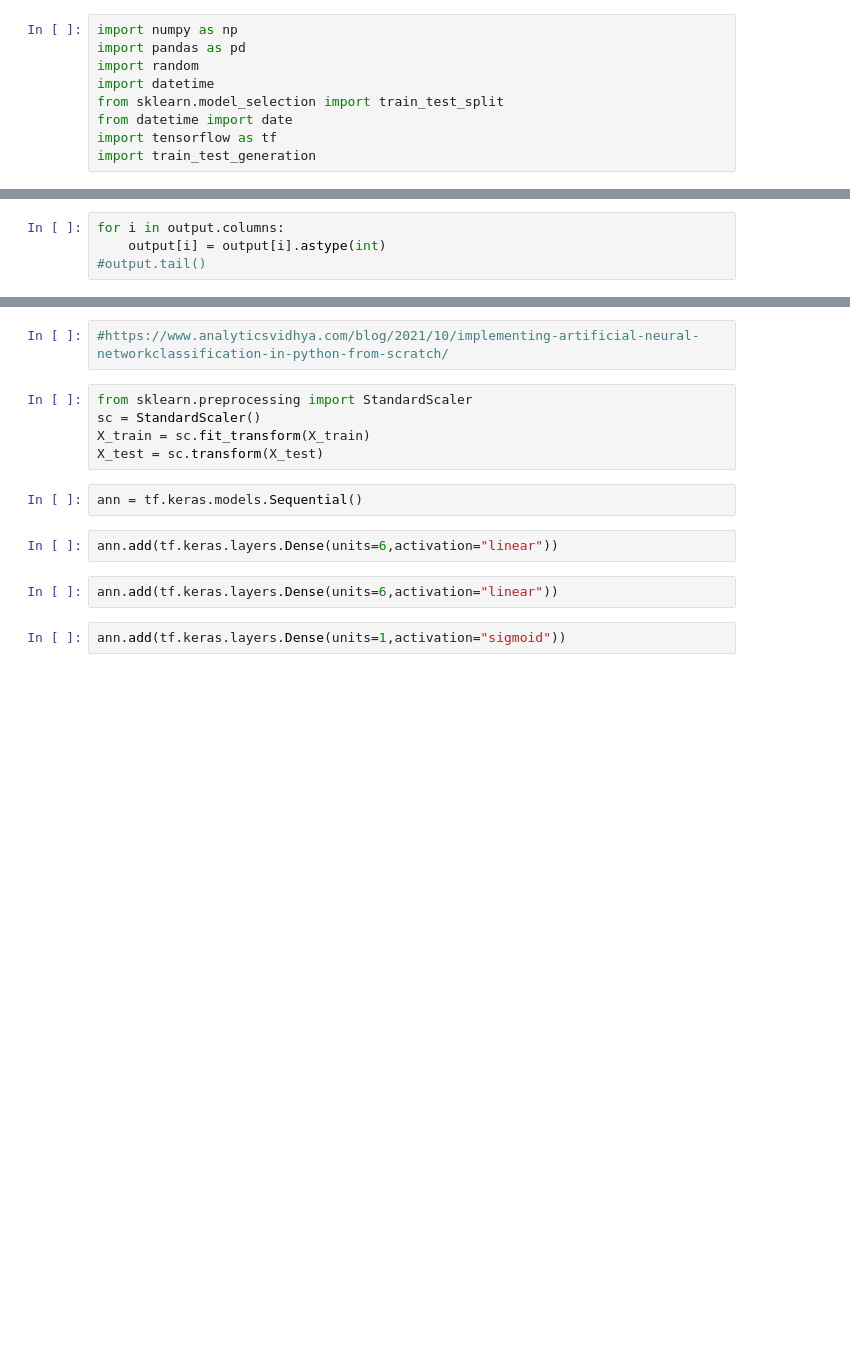
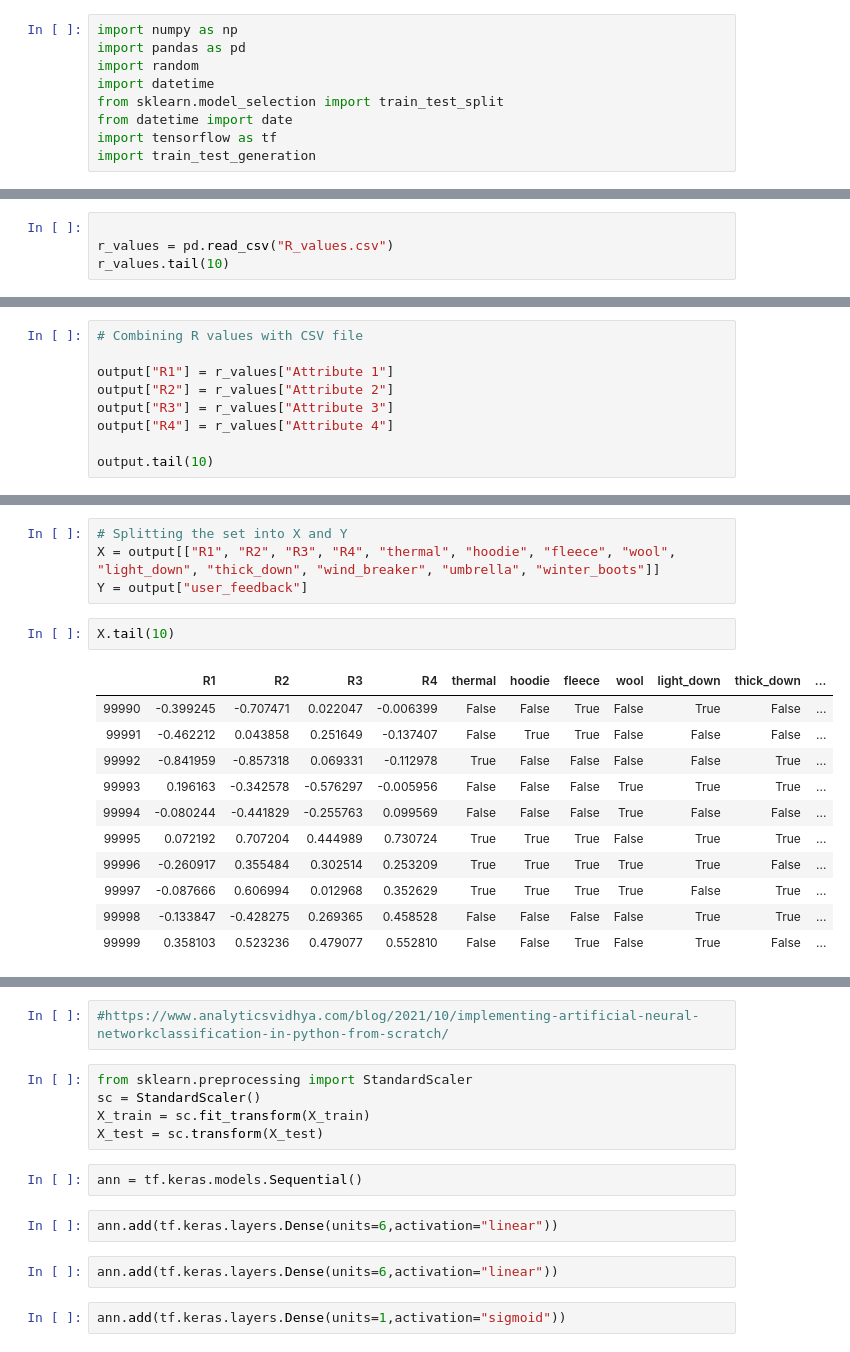
Before and after one commit to tjunjet/build2022hackathon, a Jupyter notebook: ML Models/Model Step 2 ANN modelling.ipynb, the cells around one changed output, grey strips where cells are left out. Cells and saved outputs as stored; diff of their text form; blank space fills up the shorter version.

```diff
--- a/ML Models/Model Step 2 ANN modelling.ipynb
+++ b/ML Models/Model Step 2 ANN modelling.ipynb
@@ -41,4 +41,4 @@ output.tail(10)
-# %%
-for i in output.columns:
-    output[i] = output[i].astype(int)
-#output.tail()
+# %%
+
+r_values = pd.read_csv("R_values.csv")
+r_values.tail(10)
@@ -44,0 +57,9 @@ for i in output.columns:
+# %%
+# Combining R values with CSV file
+
+output["R1"] = r_values["Attribute 1"]
+output["R2"] = r_values["Attribute 2"]
+output["R3"] = r_values["Attribute 3"]
+output["R4"] = r_values["Attribute 4"]
+
+output.tail(10)
@@ -44,0 +78,18 @@ for i in output.columns:
+# %%
+# Splitting the set into X and Y
+X = output[["R1", "R2", "R3", "R4", "thermal", "hoodie", "fleece", "wool", "light_down", "thick_down", "wind_breaker", "umbrella", "winter_boots"]]
+Y = output["user_feedback"]
+# %%
+X.tail(10)
+# %% [output]
+|  | R1 | R2 | R3 | R4 | thermal | hoodie | fleece | wool | light_down | thick_down | ... |
+| 99990 | -0.399245 | -0.707471 | 0.022047 | -0.006399 | False | False | True | False | True | False | ... |
+| 99991 | -0.462212 | 0.043858 | 0.251649 | -0.137407 | False | True | True | False | False | False | ... |
+| 99992 | -0.841959 | -0.857318 | 0.069331 | -0.112978 | True | False | False | False | False | True | ... |
+| 99993 | 0.196163 | -0.342578 | -0.576297 | -0.005956 | False | False | False | True | True | True | ... |
+| 99994 | -0.080244 | -0.441829 | -0.255763 | 0.099569 | False | False | False | True | False | False | ... |
+| 99995 | 0.072192 | 0.707204 | 0.444989 | 0.730724 | True | True | True | False | True | True | ... |
+| 99996 | -0.260917 | 0.355484 | 0.302514 | 0.253209 | True | True | True | True | True | False | ... |
+| 99997 | -0.087666 | 0.606994 | 0.012968 | 0.352629 | True | True | True | True | False | True | ... |
+| 99998 | -0.133847 | -0.428275 | 0.269365 | 0.458528 | False | False | False | False | True | True | ... |
+| 99999 | 0.358103 | 0.523236 | 0.479077 | 0.552810 | False | False | True | False | True | False | ... |
```
Also changed, not shown: parts of 11 cells of this notebook, 7 other files.
